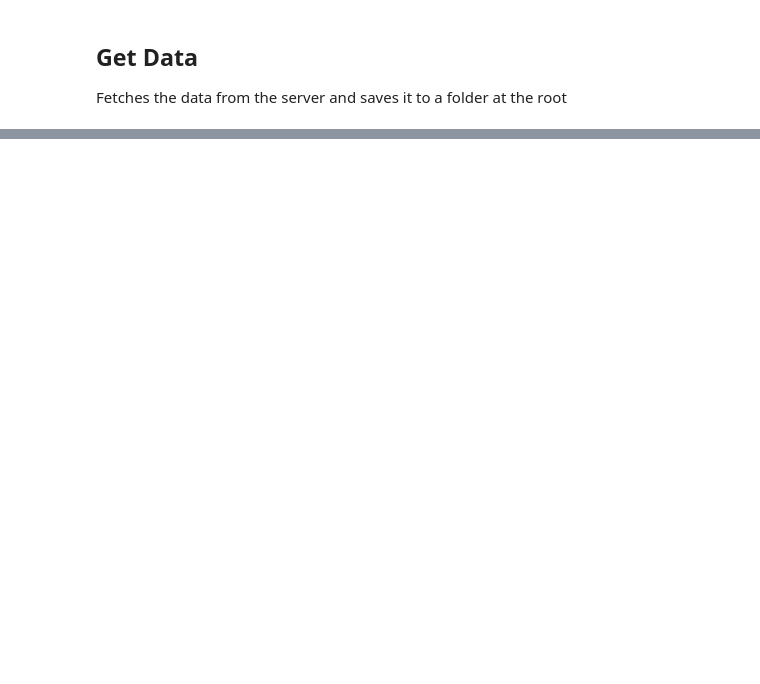
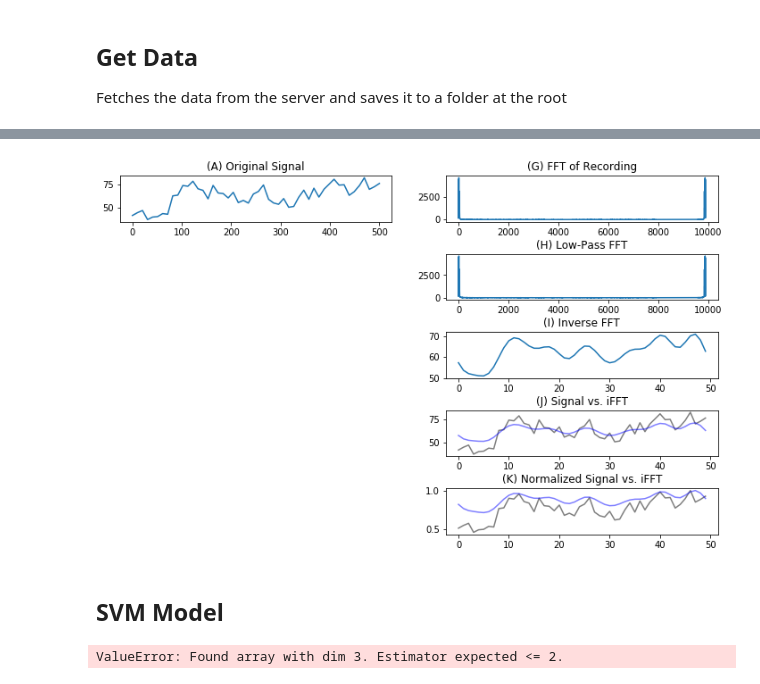
Before and after one commit to HongChen1995/DeepLearning2018, a Jupyter notebook: MiniProject1/test.ipynb, the cells around one changed output, grey strips where cells are left out. Saved outputs shown, nothing was run; the diff lists cells and outputs as text; code cells hidden in the pictures; blank space fills up the shorter version.

```diff
--- a/MiniProject1/test.ipynb
+++ b/MiniProject1/test.ipynb
@@ -24,0 +185,59 @@ Downloading https://documents.epfl.ch/users/f/fl/fleuret/www/data/bci/labels_dat
+# %%
+import scipy
+
+xs=np.linspace(0,500,50) #generate Xs (0.00,0.01,0.02,0.03,...,100.0)
+signal =  train_inputA = np.array(train_input[0, 0, :]) #(A)
+fft=scipy.fft(signal) # (G) and (H)
+bp=fft[:]
+for i in range(len(bp)): # (H-red)
+    if i>=10:
+        bp[i]=0
+ibp=scipy.ifft(bp) # (I), (J), (K) and (L)
+
+### PLOT
+
+h,w=6,2
+plt.figure(figsize=(12,9))
+plt.subplots_adjust(hspace=.7)
+
+plt.subplot(h,w,1);
+plt.title("(A) Original Signal")
+plt.plot(xs,signal)
+
+plt.subplot(h,w,2);
+plt.title("(G) FFT of Recording")
+fft=scipy.fft(rawsignal)
+plt.plot(abs(fft))
+
+plt.subplot(h,w,4);
+plt.title("(H) Low-Pass FFT")
+plt.plot(abs(fft))
+
+plt.subplot(h,w,6);
+plt.title("(I) Inverse FFT")
+plt.plot(ibp)
+
+plt.subplot(h,w,8);
+plt.title("(J) Signal vs. iFFT")
+plt.plot(signal,'k',label="signal",alpha=.5)
+plt.plot(ibp,'b',label="ifft",alpha=.5)
+
+plt.subplot(h,w,10);
+plt.title("(K) Normalized Signal vs. iFFT")
+plt.plot(signal/max(signal),'k',label="signal",alpha=.5)
+plt.plot(ibp/max(ibp),'b',label="ifft",alpha=.5)
+
+plt.savefig("SIG.png",dpi=200)
+plt.show()
+# %% [output]
+[figure, added]
+# %% [markdown]
+## SVM Model
+# %%
+from sklearn import svm
+
+clf = svm.SVC(gamma=0.001, C=100.)
+clf.fit(train_input, train_target) #train by fitting the data
+clf.predict(test_input) #prediction
+# %% [output]
+ValueError: Found array with dim 3. Estimator expected <= 2.
```
Also changed, not shown: parts of 11 cells of this notebook, 1 other file.
